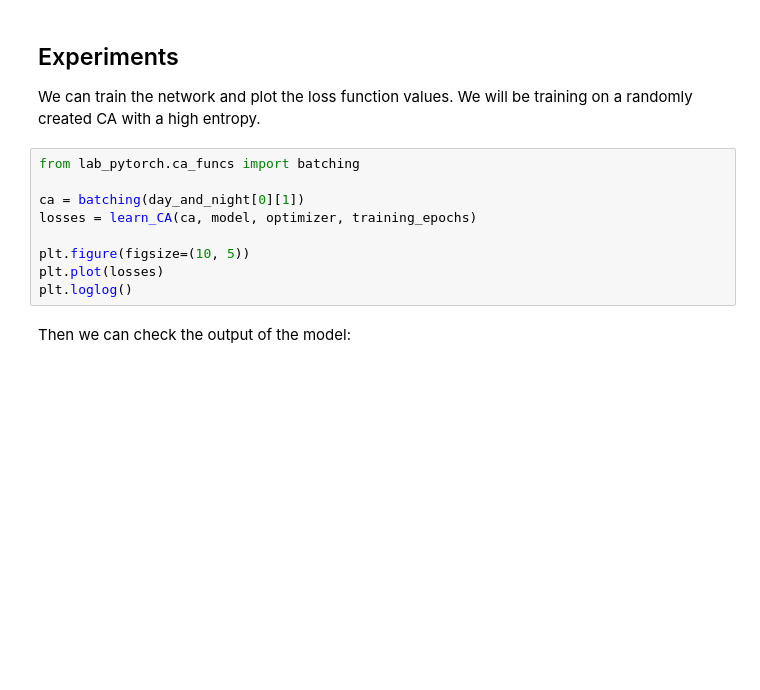
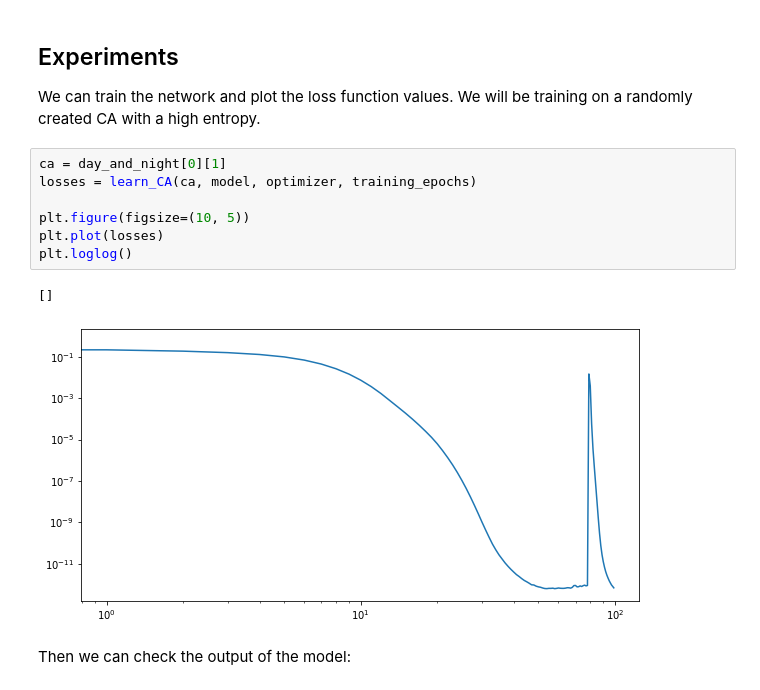
Before and after one commit to luknw/convoca, a Jupyter notebook: lab_cnn_as_ca.ipynb, the cells around one changed output. Cells and saved outputs as stored; diff of their text form; blank space fills up the shorter version.

```diff
--- a/lab_cnn_as_ca.ipynb
+++ b/lab_cnn_as_ca.ipynb
@@ -342,14 +358,15 @@ def learn_CA(ca, model, optimizer, training_epochs):
 
 We can train the network and plot the loss function values. We will be training on a randomly created CA with a high entropy.
 # %%
-from lab_pytorch.ca_funcs import batching
-
-ca = batching(day_and_night[0][1])
+ca = day_and_night[0][1]
 losses = learn_CA(ca, model, optimizer, training_epochs)
 
 plt.figure(figsize=(10, 5))
 plt.plot(losses)
 plt.loglog()
+# %% [output]
+[]
+[figure, added]
 # %% [markdown]
 Then we can check the output of the model:
 # %%
```
Also changed, not shown: parts of 23 cells of this notebook, 2 other files.
